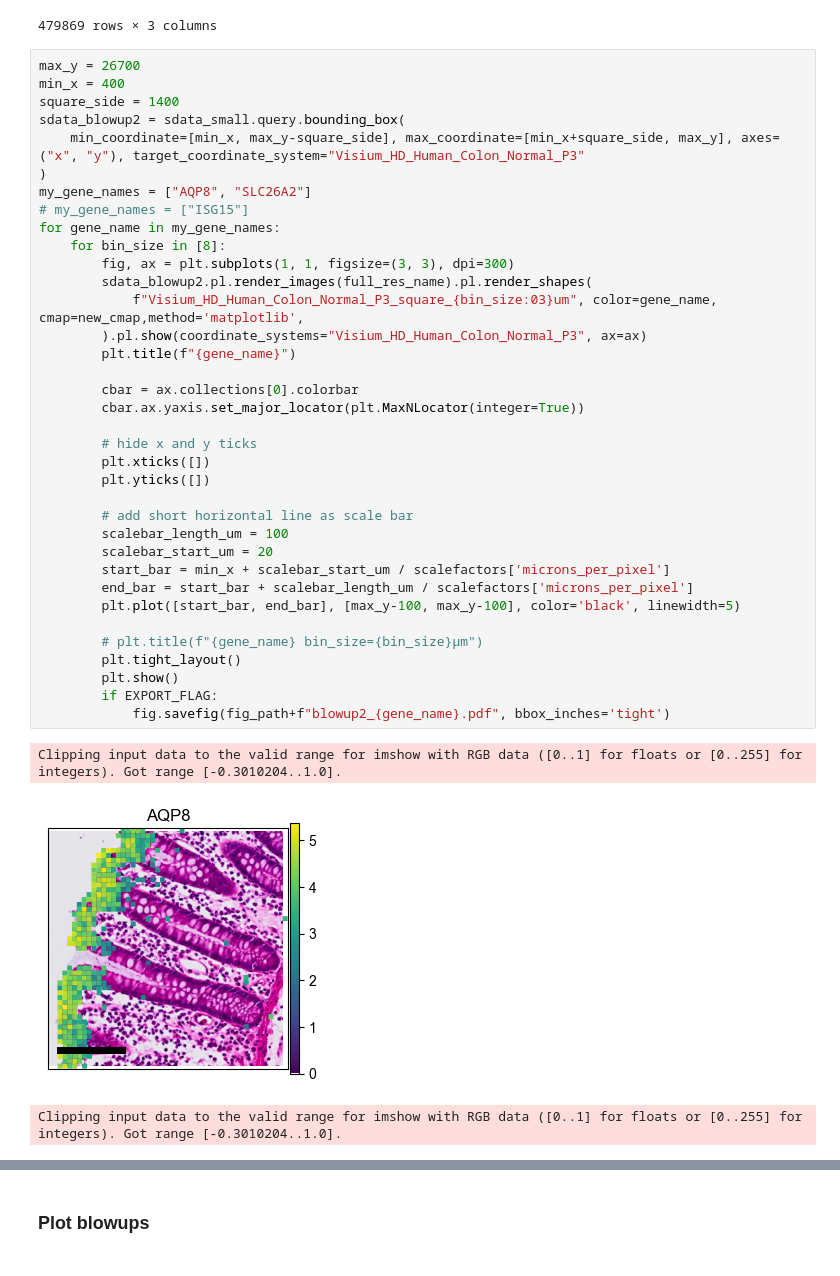
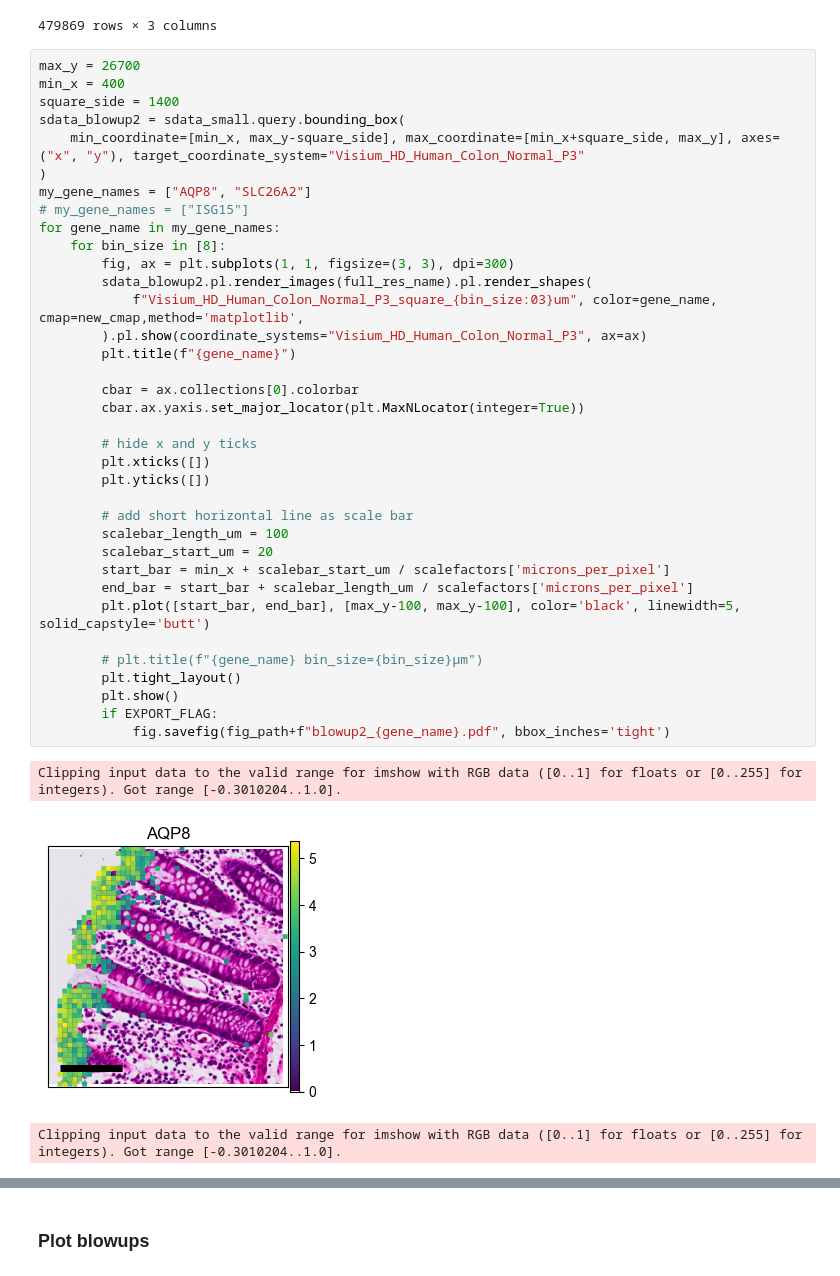
Before and after one commit to barkait/TurnoverScore, a Jupyter notebook: fig4/03-scatter_on_image.ipynb, the cells around one changed output, grey strips where cells are left out. Drawn from its saved outputs; the diff is of its cells as text.

Commit message:
Changed capstyle to butt in scalebars

```diff
--- a/fig4/03-scatter_on_image.ipynb
+++ b/fig4/03-scatter_on_image.ipynb
@@ -449,33 +453,33 @@ sdata_blowup2 = sdata_small.query.bounding_box(
 my_gene_names = ["AQP8", "SLC26A2"]
 # my_gene_names = ["ISG15"]
 for gene_name in my_gene_names:
     for bin_size in [8]:
         fig, ax = plt.subplots(1, 1, figsize=(3, 3), dpi=300)
         sdata_blowup2.pl.render_images(full_res_name).pl.render_shapes(
             f"Visium_HD_Human_Colon_Normal_P3_square_{bin_size:03}um", color=gene_name, cmap=new_cmap,method='matplotlib',
         ).pl.show(coordinate_systems="Visium_HD_Human_Colon_Normal_P3", ax=ax)
         plt.title(f"{gene_name}")
 
         cbar = ax.collections[0].colorbar
         cbar.ax.yaxis.set_major_locator(plt.MaxNLocator(integer=True))
 
         # hide x and y ticks
         plt.xticks([])
         plt.yticks([])
 
         # add short horizontal line as scale bar
         scalebar_length_um = 100
         scalebar_start_um = 20
         start_bar = min_x + scalebar_start_um / scalefactors['microns_per_pixel']
         end_bar = start_bar + scalebar_length_um / scalefactors['microns_per_pixel']
-        plt.plot([start_bar, end_bar], [max_y-100, max_y-100], color='black', linewidth=5)
+        plt.plot([start_bar, end_bar], [max_y-100, max_y-100], color='black', linewidth=5, solid_capstyle='butt')
 
         # plt.title(f"{gene_name} bin_size={bin_size}µm")
         plt.tight_layout()
         plt.show()
         if EXPORT_FLAG:
             fig.savefig(fig_path+f"blowup2_{gene_name}.pdf", bbox_inches='tight')
 # %% [output]
 Clipping input data to the valid range for imshow with RGB data ([0..1] for floats or [0..255] for integers). Got range [-0.3010204..1.0].
-[figure, old version]
+[figure, new version]
 Clipping input data to the valid range for imshow with RGB data ([0..1] for floats or [0..255] for integers). Got range [-0.3010204..1.0].
```
Also changed, not shown: parts of 5 cells of this notebook.
